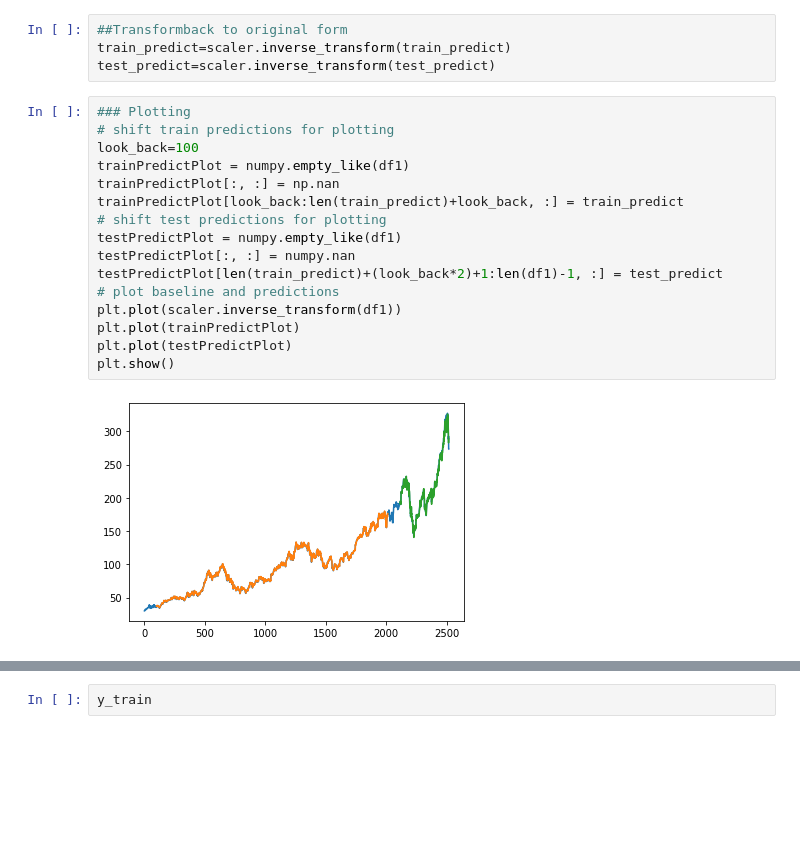
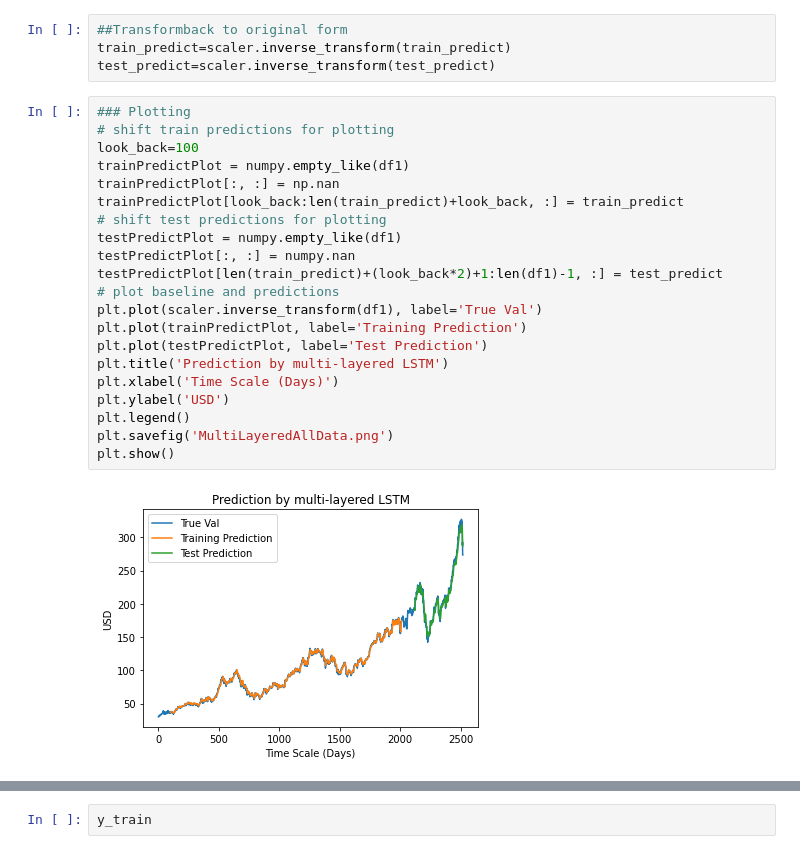
Before and after one commit to delpretemarcus/156StockClosingPricePrediction, a Jupyter notebook: ClosePriceOnly.ipynb, the cells around one changed output, grey strips where cells are left out. Drawn from its saved outputs; the diff is of its cells as text; blank space fills up the shorter version.

```diff
--- a/ClosePriceOnly.ipynb
+++ b/ClosePriceOnly.ipynb
@@ -141,20 +141,25 @@ test_predict=scaler.inverse_transform(test_predict)
 # %%
 ### Plotting
 # shift train predictions for plotting
 look_back=100
 trainPredictPlot = numpy.empty_like(df1)
 trainPredictPlot[:, :] = np.nan
 trainPredictPlot[look_back:len(train_predict)+look_back, :] = train_predict
 # shift test predictions for plotting
 testPredictPlot = numpy.empty_like(df1)
 testPredictPlot[:, :] = numpy.nan
 testPredictPlot[len(train_predict)+(look_back*2)+1:len(df1)-1, :] = test_predict
 # plot baseline and predictions
-plt.plot(scaler.inverse_transform(df1))
-plt.plot(trainPredictPlot)
-plt.plot(testPredictPlot)
+plt.plot(scaler.inverse_transform(df1), label='True Val')
+plt.plot(trainPredictPlot, label='Training Prediction')
+plt.plot(testPredictPlot, label='Test Prediction')
+plt.title('Prediction by multi-layered LSTM')
+plt.xlabel('Time Scale (Days)')
+plt.ylabel('USD')
+plt.legend()
+plt.savefig('MultiLayeredAllData.png')
 plt.show()
 # %% [output]
-[figure, old version]
+[figure, new version]
 # %%
 #Plotting just the predicted part
```
Also changed, not shown: parts of 8 cells of this notebook.
